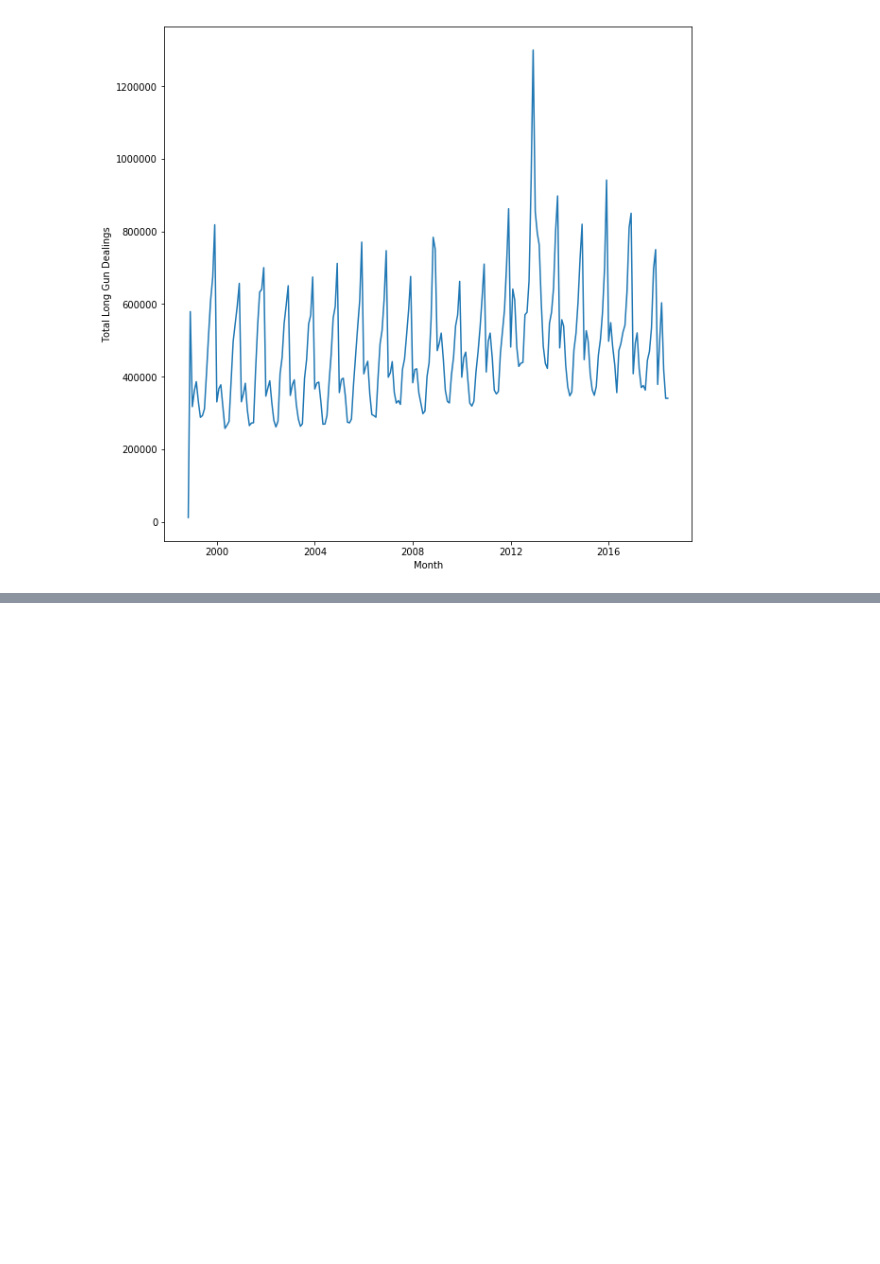
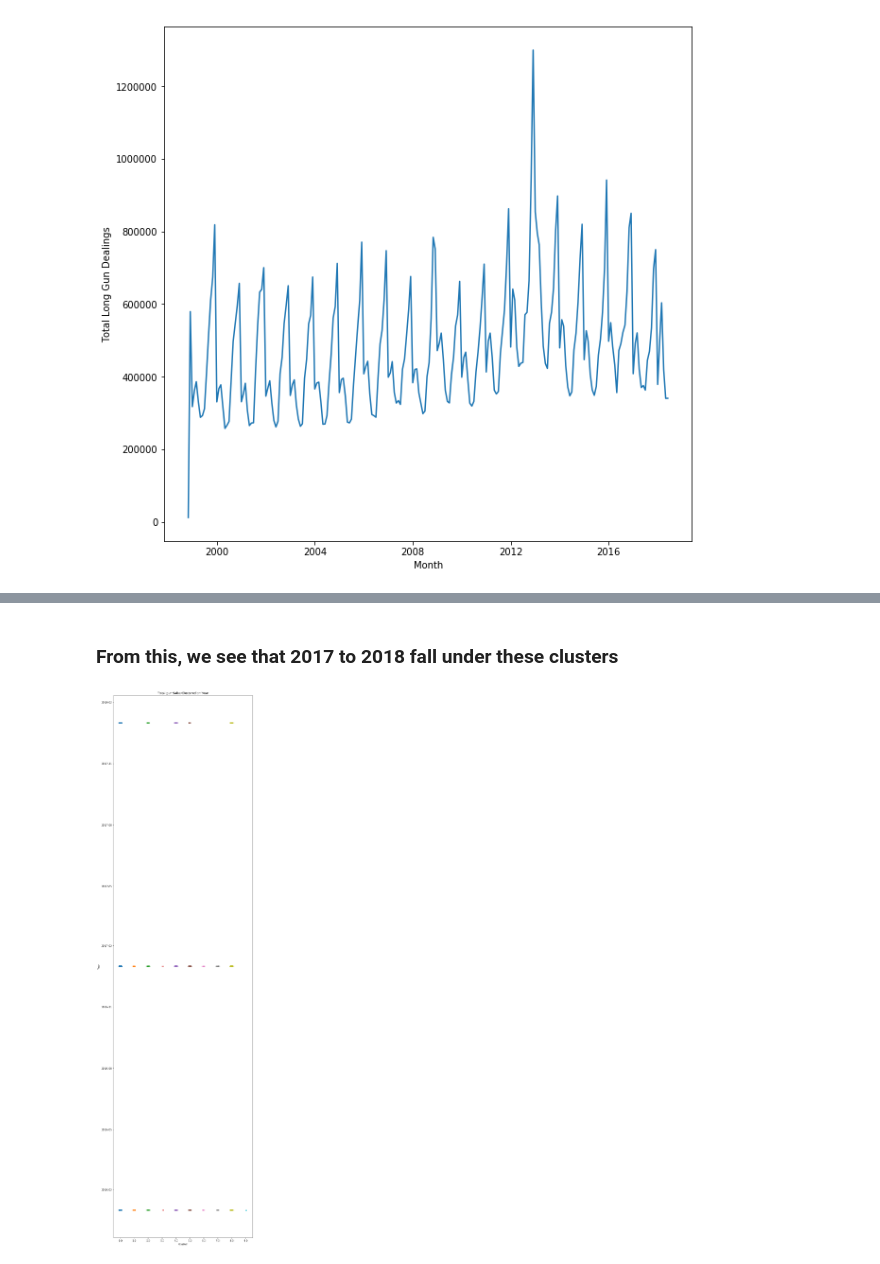
Before and after one commit to raksha592/Data-Analysis-on-Gun-Violence, a Jupyter notebook: Exploratory Data Analysis-2.ipynb, the cells around one changed output, grey strips where cells are left out. Saved outputs shown, nothing was run; the diff lists cells and outputs as text; code cells hidden in the pictures; blank space fills up the shorter version.

```diff
--- a/Exploratory Data Analysis-2.ipynb
+++ b/Exploratory Data Analysis-2.ipynb
@@ -75,0 +145,20 @@ ax=sns.lineplot(x=NumberOfLongGunsBought.index,y="Total Long Gun Dealings",data=
+# %%
+s=pd.to_datetime((df.Year).apply(str),format='%Y')
+# %%
+s=pd.DataFrame(s)
+# %%
+clusteringModel=clusteringModel.reset_index(drop=True)
+# %%
+s["labels"]=clusteringModel["labels"]
+# %% [markdown]
+### From this, we see that 2017 to 2018 fall under these clusters
+# %%
+plt.close('all')
+fig, ax = plt.subplots(figsize=(10,40))
+ax=sns.stripplot(x='labels', y="Year", data=s)
+plt.xlabel('Cluster')
+plt.ylabel('Year')
+plt.title('Total gun Sales Clustered on Year')
+plt.show()
+# %% [output]
+[figure, added]
```
Also changed, not shown: parts of 23 cells of this notebook.
